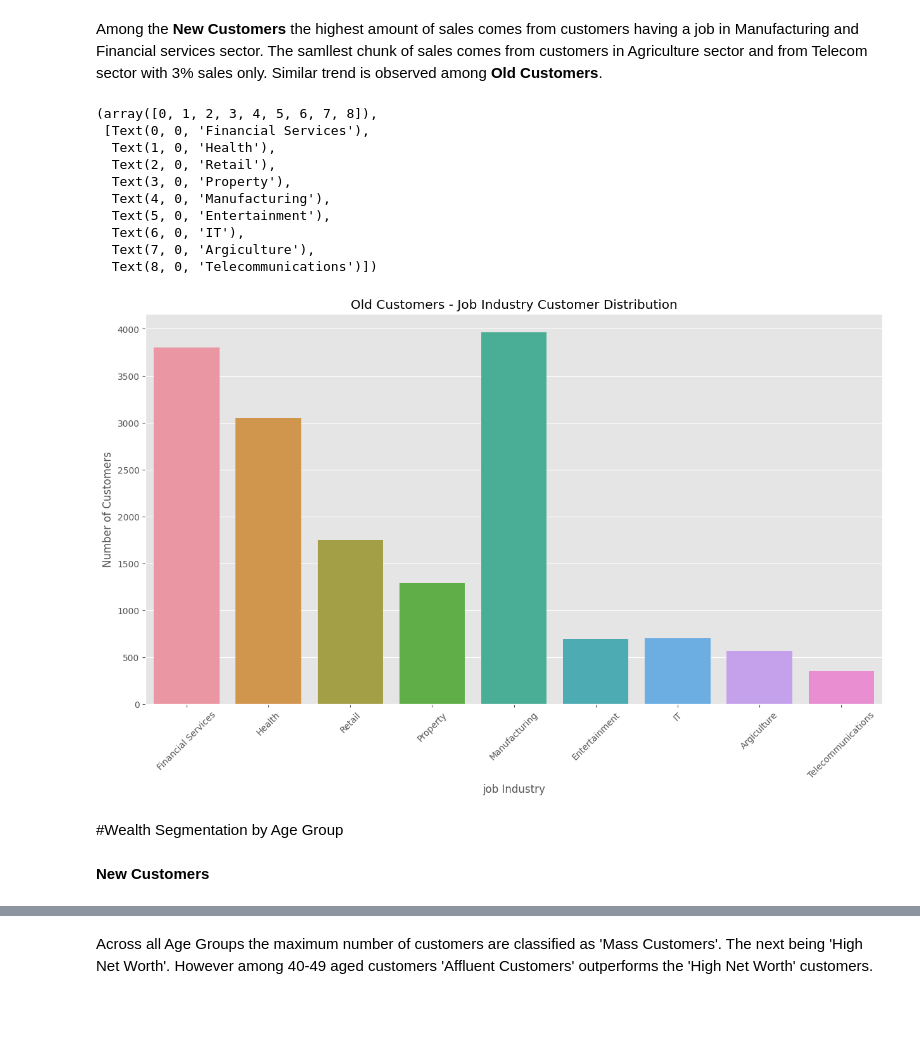
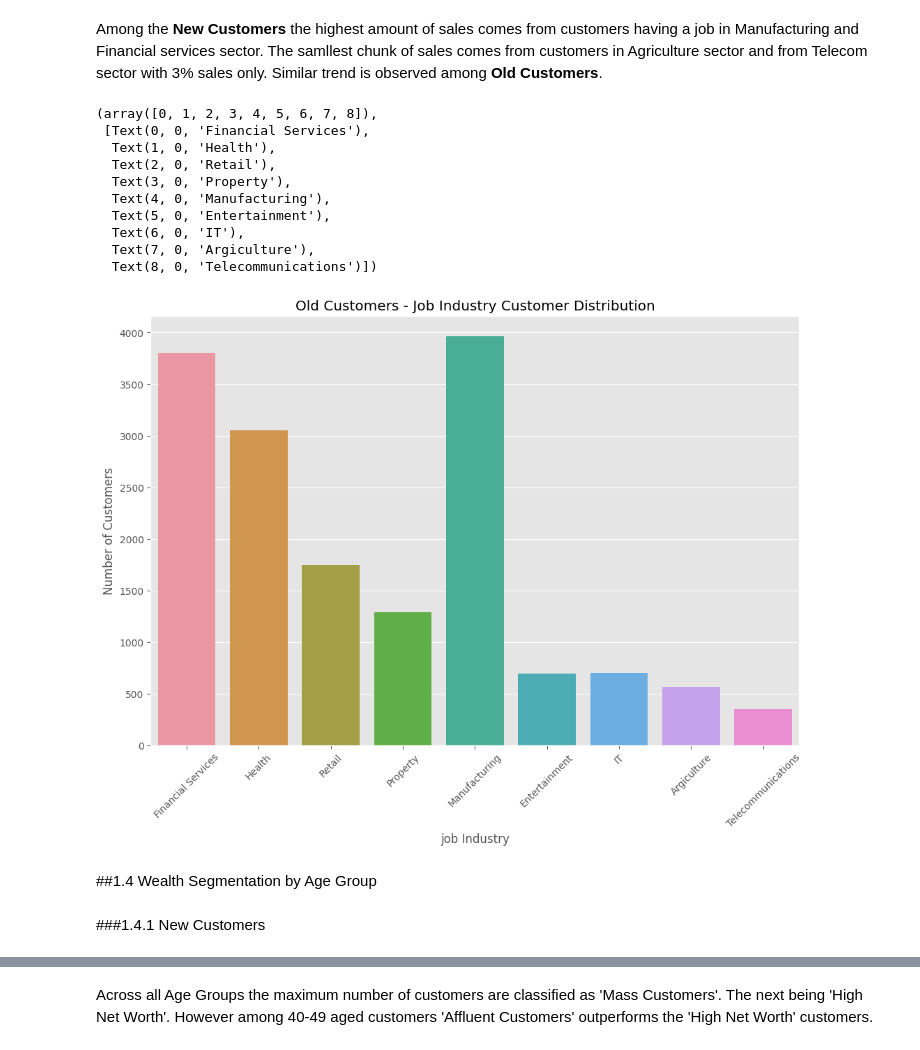
Before and after one commit to AryaChirag/Bicycle-sales, a Jupyter notebook: RFM_analysis.ipynb, the cells around one changed output, grey strips where cells are left out. Drawn from its saved outputs; the diff is of its cells as text; code cells hidden in the pictures; blank space fills up the shorter version.

```diff
--- a/RFM_analysis.ipynb
+++ b/RFM_analysis.ipynb
@@ -123,8 +132,4 @@ comparison_date = datetime.strptime(str(max_trans_date), "%Y-%m-%d")
 # %%
-#Create a RFM table that will contain all the values for Recency, Frequeny and Monetary data.
-
-rfm_table = merged_trans_cust.groupby(['customer_id']).agg({'transaction_date': lambda date:(comparison_date-date.max()), 'product_id' : lambda prod_id: len(prod_id), 'Profit': lambda p : sum(p)})
-
 #without using lambda function we can do the same by using a combination of named functions and the .agg() method.
 '''def date_diff(date_series):
     return comparison_date - date_series.max()
@@ -188,4 +236,11 @@ rfm_table
 # Now calculating the RFM score.
 # Max weightage is given in order of receny then frequency and then monetary.
 
-rfm_table['rfm_score'] = 100*rfm_table['r_quartile'].astype(int)+10*rfm_table['f_quartile'].astype(int)+rfm_table['m_quartile'].astype(int)
+#rfm_table['m_quartile'] = rfm_table['m_quartile'].cat.add_categories('0').fillna('0')
+
+# Calculate the RFM score
+rfm_table['rfm_score'] = 100 * rfm_table['r_quartile'].astype(int) + \
+                         10 * rfm_table['f_quartile'].astype(int) + \
+                         rfm_table['m_quartile'].astype(int)
+
+#rfm_table['rfm_score'] = 100*rfm_table['r_quartile'].astype(int)+10*rfm_table['f_quartile'].astype(int)+rfm_table['m_quartile'].astype(int)
@@ -245,9 +319,4 @@ Datatypes look fine for the columns.
-# %%
-#Column name Age_group is created in dataset Cust_trans_rfm using math and lambda function and group age by a multiple of 10.
-
-cust_trans_rfm['age_group'] = cust_trans_rfm['age'].apply(lambda x: (math.floor(x/10)+1)*10)
-
-
-# or following without using math and lambda function
-
-#cust_trans_rfm['Age_group'] = (cust_trans_rfm['age'] // 10 + 1) * 10
+# %%
+#First way is to use mathematical function.
+
+cust_trans_rfm['age_group'] = (cust_trans_rfm['age'] // 10 + 1) * 10
@@ -457,28 +612,28 @@ plt.xticks(rotation=45)
 # %% [markdown]
 Among the **New Customers** the highest amount of sales comes from customers having a job in Manufacturing and Financial services sector. The samllest chunk of sales comes from customers in Agriculture sector and from Telecom sector with 3% sales only. Similar trend is observed among **Old Customers**.
 # %%
-plt.figure(figsize= (15,8))
+plt.figure(figsize= (12,8))
 sns.countplot(x='job_industry_category', data= cust_trans_rfm[cust_trans_rfm['job_industry_category']!='Missing'])
 plt.xlabel('job Industry')
 plt.ylabel('Number of Customers')
 plt.title('Old Customers - Job Industry Customer Distribution')
 plt.xticks(rotation=45)
 # %% [output]
 (array([0, 1, 2, 3, 4, 5, 6, 7, 8]),
  [Text(0, 0, 'Financial Services'),
   Text(1, 0, 'Health'),
   Text(2, 0, 'Retail'),
   Text(3, 0, 'Property'),
   Text(4, 0, 'Manufacturing'),
   Text(5, 0, 'Entertainment'),
   Text(6, 0, 'IT'),
   Text(7, 0, 'Argiculture'),
   Text(8, 0, 'Telecommunications')])
-[figure, old version]
+[figure, new version]
 # %% [markdown]
-#Wealth Segmentation by Age Group
+##1.4 Wealth Segmentation by Age Group
 # %% [markdown]
-**New Customers**
+###1.4.1 New Customers
 # %%
 Wealth_age_seg_new = new_cust.groupby(['wealth_segment', 'age_group']).size().reset_index()
 # %%
```
Also changed, not shown: parts of 51 cells of this notebook.
